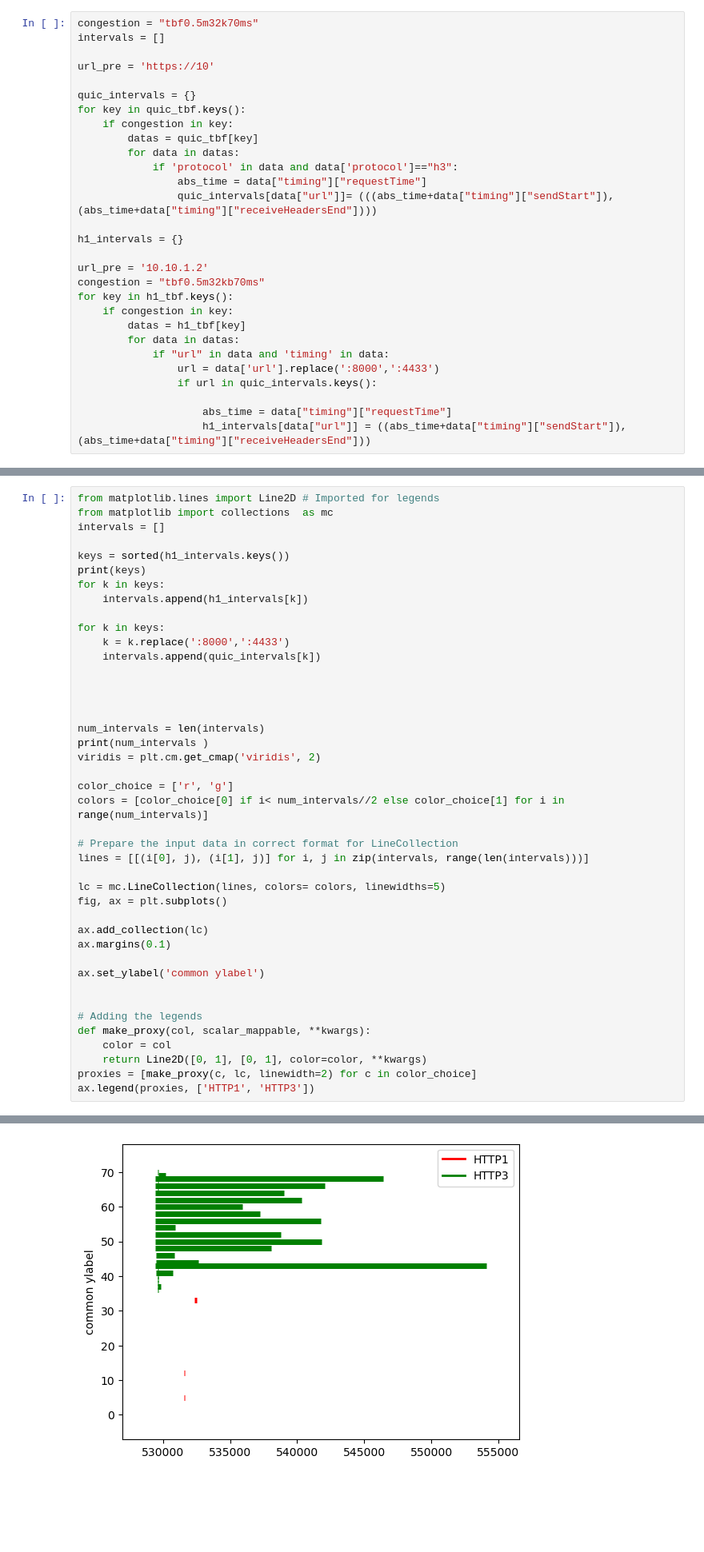
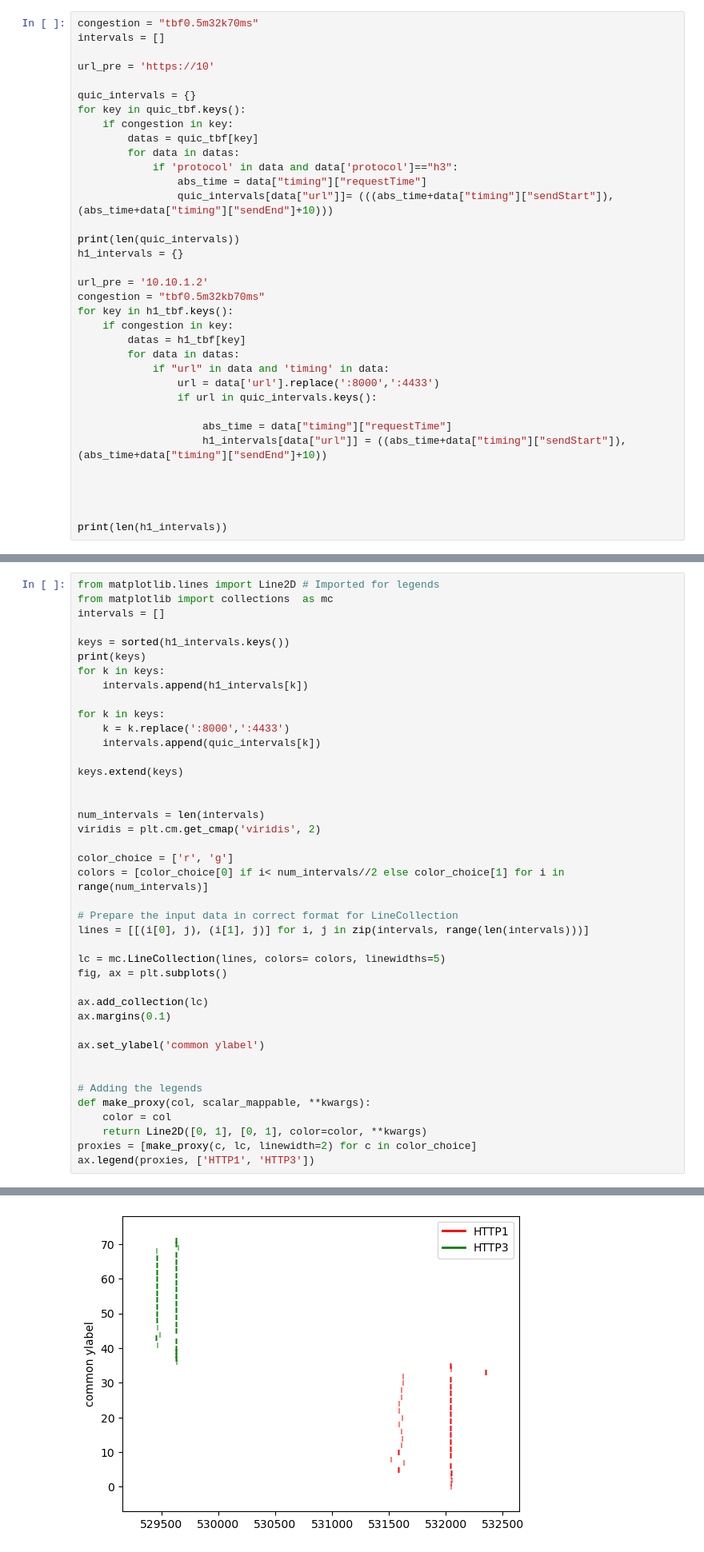
Before and after one commit to MingjieSong/QUIC-HTTP_Research, a Jupyter notebook: NYU/Graph-all.ipynb, the cells around one changed output, grey strips where cells are left out. Shown at 80% size. Drawn from its saved outputs; the diff is of its cells as text; blank space fills up the shorter version.

```diff
--- a/NYU/Graph-all.ipynb
+++ b/NYU/Graph-all.ipynb
@@ -144,8 +144,9 @@ for key in quic_tbf.keys():
         for data in datas:
             if 'protocol' in data and data['protocol']=="h3":
                 abs_time = data["timing"]["requestTime"]
-                quic_intervals[data["url"]]= (((abs_time+data["timing"]["sendStart"]),(abs_time+data["timing"]["receiveHeadersEnd"])))
+                quic_intervals[data["url"]]= (((abs_time+data["timing"]["sendStart"]),(abs_time+data["timing"]["sendEnd"]+10)))
 
+print(len(quic_intervals))
 h1_intervals = {}
 
 url_pre = '10.10.1.2'
@@ -159,7 +160,12 @@ for key in h1_tbf.keys():
                 if url in quic_intervals.keys():
 
                     abs_time = data["timing"]["requestTime"]
-                    h1_intervals[data["url"]] = ((abs_time+data["timing"]["sendStart"]),(abs_time+data["timing"]["receiveHeadersEnd"]))
+                    h1_intervals[data["url"]] = ((abs_time+data["timing"]["sendStart"]),(abs_time+data["timing"]["sendEnd"]+10))
+
+
+
+
+print(len(h1_intervals))
 # %% [output]
 43
 36
@@ -177,11 +183,10 @@ for k in keys:
     k = k.replace(':8000',':4433')
     intervals.append(quic_intervals[k])
 
-
+keys.extend(keys)
 
 
 num_intervals = len(intervals)
-print(num_intervals )
 viridis = plt.cm.get_cmap('viridis', 2)
 
 color_choice = ['r', 'g']
@@ -211,2 +215,2 @@ ax.legend(proxies, ['HTTP1', 'HTTP3'])
 <matplotlib.legend.Legend at 0x...>
-[figure, old version]
+[figure, new version]
```
Also changed, not shown: parts of 1 cell of this notebook.
